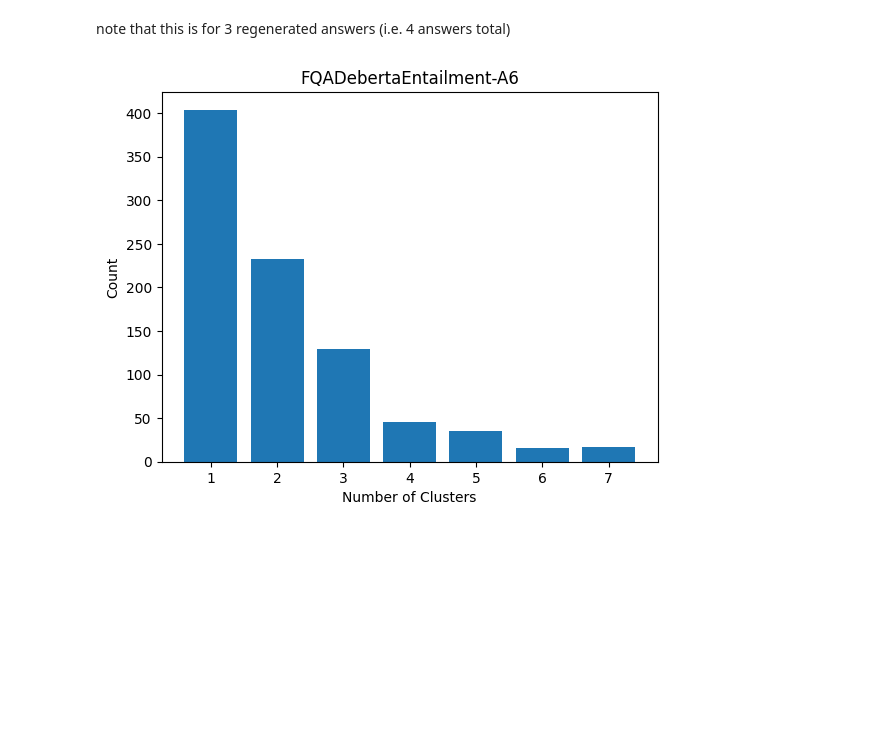
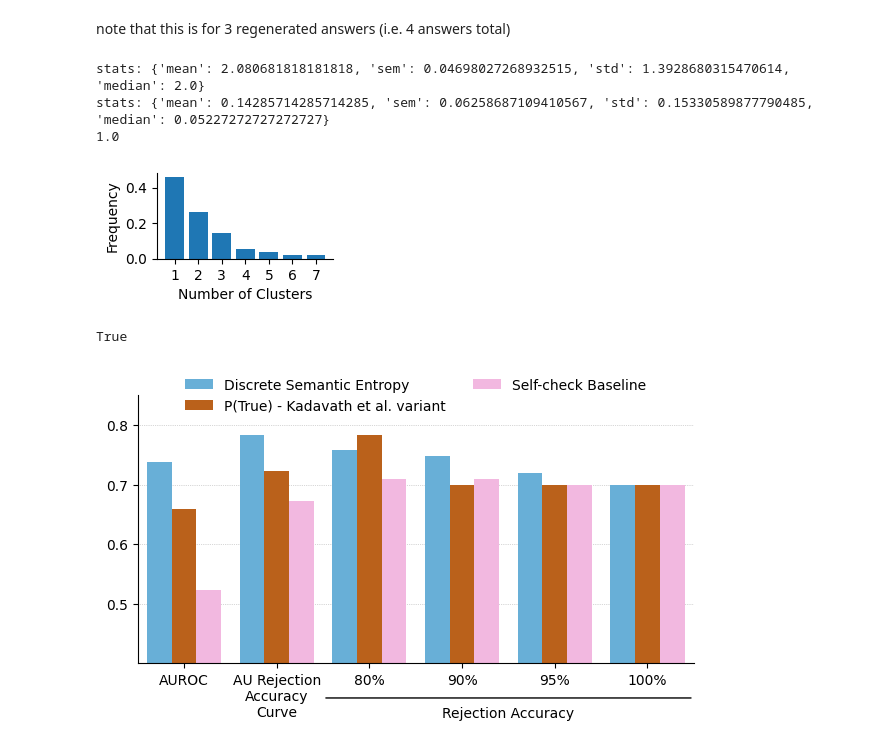
Before and after one commit to JThh/long_hallucinations, a Jupyter notebook: notebooks/paper_evals/23-11-24-paragraph-biographies-evaluation.ipynb, the cells around one changed output. Saved outputs shown, nothing was run; the diff lists cells and outputs as text; code cells hidden in the pictures; blank space fills up the shorter version.

```diff
--- a/notebooks/paper_evals/23-11-24-paragraph-biographies-evaluation.ipynb
+++ b/notebooks/paper_evals/23-11-24-paragraph-biographies-evaluation.ipynb
@@ -372,6 +388,9 @@ stats: {'mean': 1.742338251986379, 'sem': 0.02993024048054981, 'std': 0.88787441
 # %% [markdown]
 note that this is for 3 regenerated answers (i.e. 4 answers total)
 # %%
-plot_cluster_dist('FQADebertaEntailment-A6')
+plot_cluster_dist('FQADebertaEntailment-A6', save_path="/auto/users/jansen/semantic_uncertainty/notebooks/paper_evals/final_figures/app_paragraph_n_clusters_6_generations.pdf")
 # %% [output]
+stats: {'mean': 2.080681818181818, 'sem': 0.04698027268932515, 'std': 1.3928680315470614, 'median': 2.0}
+stats: {'mean': 0.14285714285714285, 'sem': 0.06258687109410567, 'std': 0.15330589877790485, 'median': 0.05227272727272727}
+1.0
-[figure, old version]
+[figure, new version]
@@ -377,0 +519,5 @@ plot_cluster_dist('FQADebertaEntailment-A6')
+# %%
+restyled_barplots(include=['FQADebertaEntailment', 'FptrueOrig', 'Fself_check',], save_path="/auto/users/jansen/semantic_uncertainty/notebooks/paper_evals/final_figures/paragraph_main.pdf")
+# %% [output]
+True
+[figure, added]
```
Also changed, not shown: parts of 11 cells of this notebook, 5 other files.
